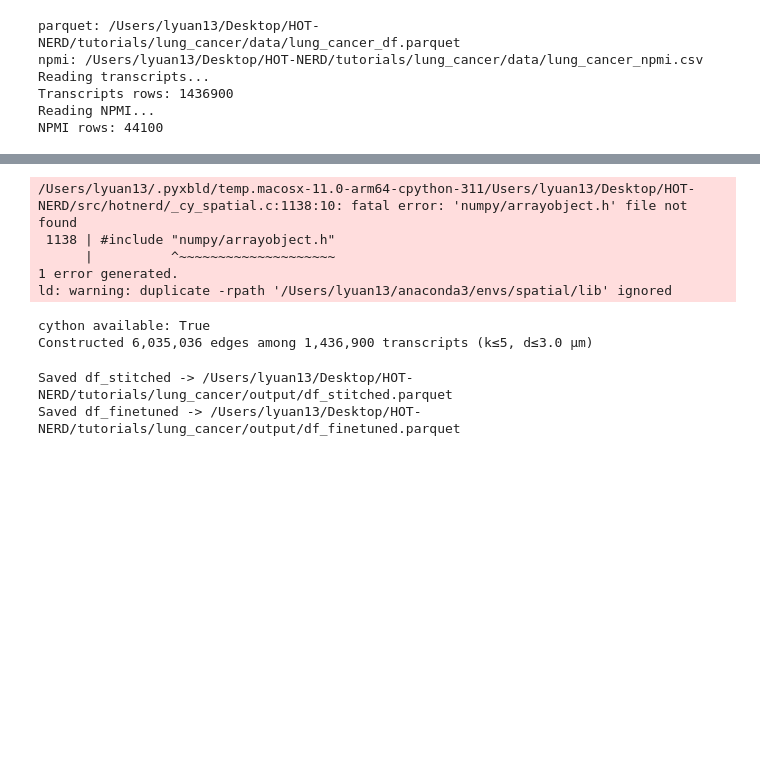
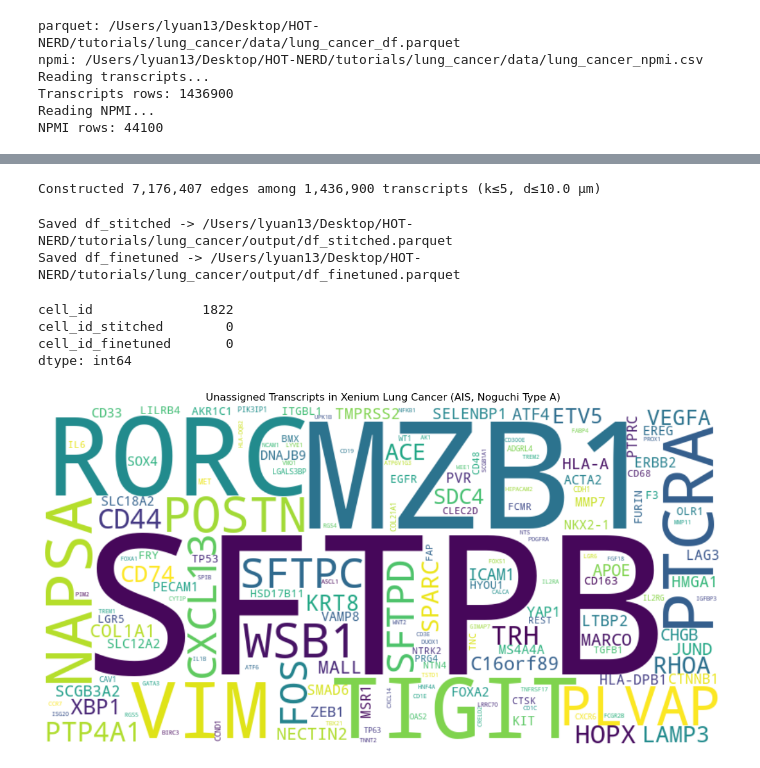
Before and after one commit to imlong4real/TRACER, a Jupyter notebook: tutorials/lung_cancer/lung_cancer.ipynb, the cells around one changed output, grey strips where cells are left out. Saved outputs shown, nothing was run; the diff lists cells and outputs as text; code cells hidden in the pictures; blank space fills up the shorter version.

```diff
--- a/tutorials/lung_cancer/lung_cancer.ipynb
+++ b/tutorials/lung_cancer/lung_cancer.ipynb
@@ -114,7 +115,7 @@ df_pruned, aux = core.prune_transcripts_fast(
     df_npmi,
     cell_id_col="cell_id",
     gene_col="feature_name",
-    threshold=-0.2,
+    threshold=-0.1,
     unassigned_id="-1",
     n_jobs=-1,            # adjust for your machine (-1 for all cores handled inside)
     show_progress=True,  # enable tqdm progress bars
@@ -170,18 +171,12 @@ df_spatial = core.enforce_spatial_coherence_fast(
     entity_col="cell_id_stitched",      # label column to check
     coord_cols=("x", "y", "z"),
     k=5,
-    dist_threshold=3.0,
+    dist_threshold=10.0,
     out_col="cell_id_spatial",
     show_progress=True,                 # show tqdm progress
 )
 # %% [output]
-/Users/lyuan13/.pyxbld/temp.macosx-11.0-arm64-cpython-311/Users/lyuan13/Desktop/HOT-NERD/src/hotnerd/_cy_spatial.c:1138:10: fatal error: 'numpy/arrayobject.h' file not found
- 1138 | #include "numpy/arrayobject.h"
-      |          ^~~~~~~~~~~~~~~~~~~~~
-1 error generated.
-ld: warning: duplicate -rpath '/Users/lyuan13/anaconda3/envs/spatial/lib' ignored
+Constructed 7,176,407 edges among 1,436,900 transcripts (k≤5, d≤10.0 µm)
-cython available: True
-Constructed 6,035,036 edges among 1,436,900 transcripts (k≤5, d≤3.0 µm)
 # %%
 df_finetuned, entity_to_stitched_ft = core.apply_stitching_to_transcripts_fast(
     df_final=df_spatial,          # DataFrame (output of enforce_spatial_coherence_fast)
@@ -215,0 +216,32 @@ Saved df_finetuned -> /Users/lyuan13/Desktop/HOT-NERD/tutorials/lung_cancer/outp
+# %%
+cols = ["cell_id", "cell_id_stitched", "cell_id_finetuned"]
+
+unassigned_counts = (df_finetuned[cols] == -1).sum()
+print(unassigned_counts)
+# %% [output]
+cell_id              1822
+cell_id_stitched        0
+cell_id_finetuned       0
+dtype: int64
+# %%
+subset = df_finetuned[df_finetuned["cell_id"] == -1]
+feature_counts = subset["feature_name"].value_counts()
+
+wc = WordCloud(
+    width=800,
+    height=400,
+    background_color="white",
+    max_words=200
+)
+
+wc = wc.generate_from_frequencies(feature_counts)
+# %%
+plt.figure(figsize=(12, 6))
+plt.imshow(wc, interpolation="bilinear")
+plt.axis("off")
+plt.title("Unassigned Transcripts in Xenium Lung Cancer (AIS, Noguchi Type A)")
+plt.tight_layout()
+plt.savefig("plot/lung_cancer_unassigned_transcripts.png", dpi=600, bbox_inches="tight")
+plt.show()
+# %% [output]
+[figure, added]
```
Also changed, not shown: parts of 3 cells of this notebook, 21 other files.
